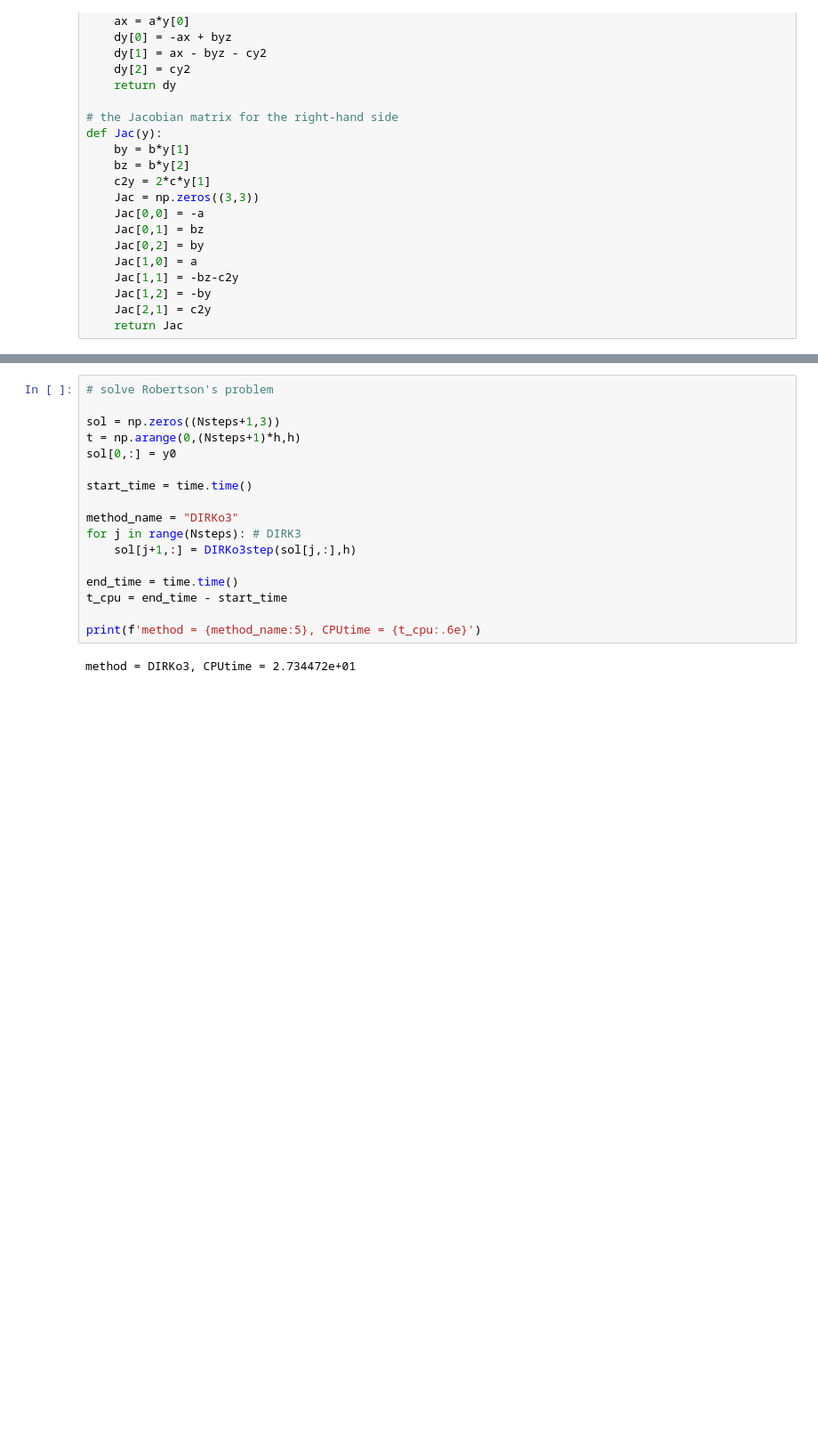
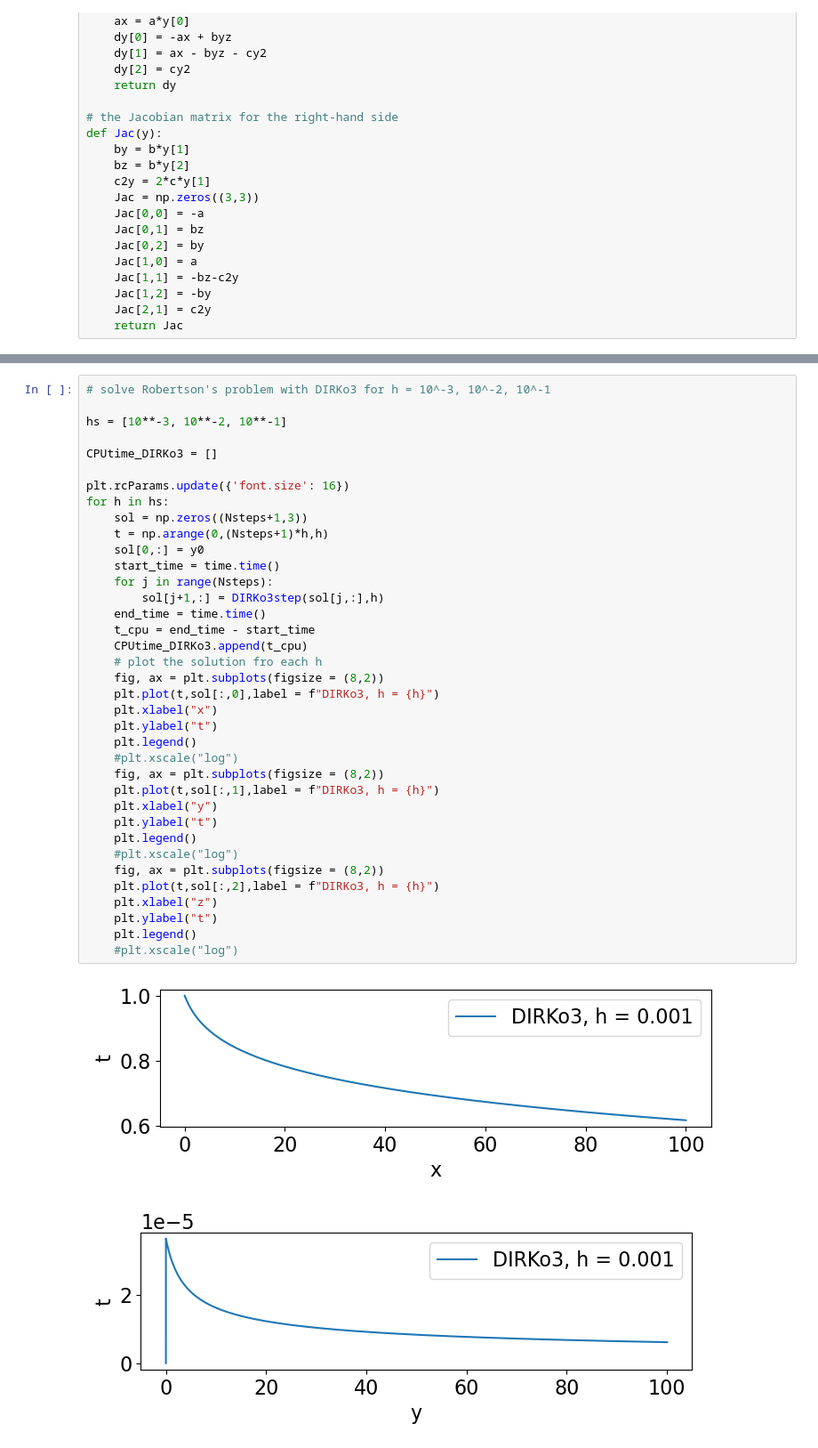
Before and after one commit to AlexZhangKKA/AMSC661, a Jupyter notebook: HW_AMSC661/HW3_AMSC661/RobertsonHW3.ipynb, the cells around one changed output, grey strips where cells are left out. Shown: that part at 89% size. Cells and saved outputs as stored; diff of their text form; blank space fills up the shorter version.

```diff
--- a/HW_AMSC661/HW3_AMSC661/RobertsonHW3.ipynb
+++ b/HW_AMSC661/HW3_AMSC661/RobertsonHW3.ipynb
@@ -101,21 +75,42 @@ def DIRKo3step(y, h):
 
     return aux
 # %%
-# solve Robertson's problem
+# solve Robertson's problem with DIRKo3 for h = 10^-3, 10^-2, 10^-1
 
-sol = np.zeros((Nsteps+1,3))
-t = np.arange(0,(Nsteps+1)*h,h)
-sol[0,:] = y0
+hs = [10**-3, 10**-2, 10**-1]
 
-start_time = time.time()
+CPUtime_DIRKo3 = []
 
-method_name = "DIRKo3"
-for j in range(Nsteps): # DIRK3
-    sol[j+1,:] = DIRKo3step(sol[j,:],h)
-
-end_time = time.time()
-t_cpu = end_time - start_time
-
-print(f'method = {method_name:5}, CPUtime = {t_cpu:.6e}')
+plt.rcParams.update({'font.size': 16})
+for h in hs:
+    sol = np.zeros((Nsteps+1,3))
+    t = np.arange(0,(Nsteps+1)*h,h)
+    sol[0,:] = y0
+    start_time = time.time()
+    for j in range(Nsteps):
+        sol[j+1,:] = DIRKo3step(sol[j,:],h)
+    end_time = time.time()
+    t_cpu = end_time - start_time
+    CPUtime_DIRKo3.append(t_cpu)
+    # plot the solution fro each h
+    fig, ax = plt.subplots(figsize = (8,2))
+    plt.plot(t,sol[:,0],label = f"DIRKo3, h = {h}")
+    plt.xlabel("x")
+    plt.ylabel("t")
+    plt.legend()
+    #plt.xscale("log")
+    fig, ax = plt.subplots(figsize = (8,2))
+    plt.plot(t,sol[:,1],label = f"DIRKo3, h = {h}")
+    plt.xlabel("y")
+    plt.ylabel("t")
+    plt.legend()
+    #plt.xscale("log")
+    fig, ax = plt.subplots(figsize = (8,2))
+    plt.plot(t,sol[:,2],label = f"DIRKo3, h = {h}")
+    plt.xlabel("z")
+    plt.ylabel("t")
+    plt.legend()
+    #plt.xscale("log")
 # %% [output]
-method = DIRKo3, CPUtime = 2.734472e+01
+[figure, added]
+[figure, added]
```
Also changed, not shown: parts of 13 cells of this notebook.
